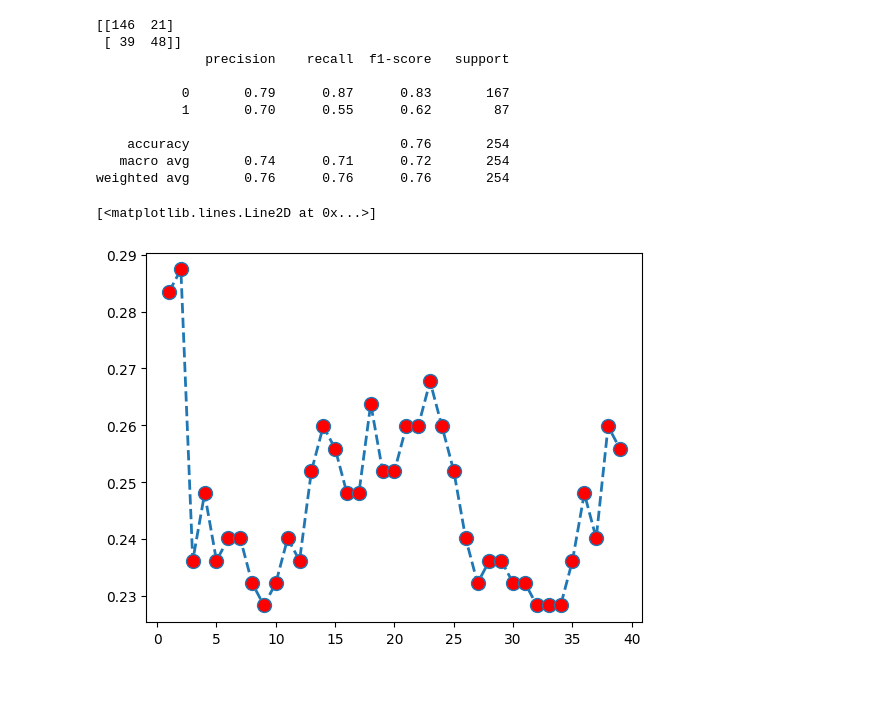
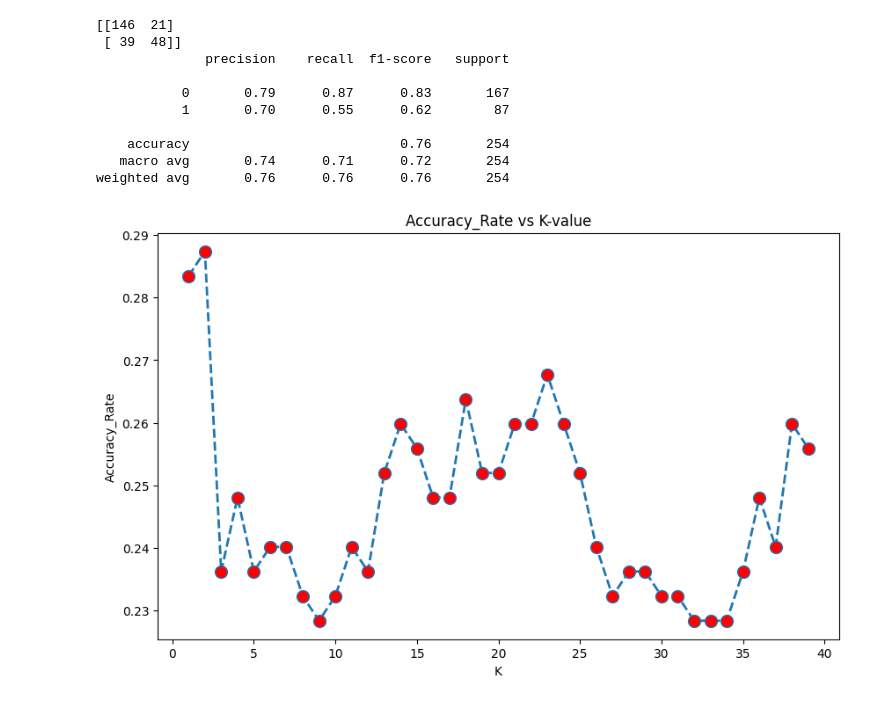
Before and after one commit to kutaykoca/machine-learning-for-diabetes-with-python, a Jupyter notebook: diabet.ipynb, the cells around one changed output. Saved outputs shown, nothing was run; the diff lists cells and outputs as text; code cells hidden in the pictures.

```diff
--- a/diabet.ipynb
+++ b/diabet.ipynb
@@ -72,18 +88,21 @@ print(classification_report(y_test,pred))
    macro avg       0.74      0.71      0.72       254
 weighted avg       0.76      0.76      0.76       254
 # %%
-error=[]
+accuracy_rate=[]
 for i in range(1,40):
     knn=KNeighborsClassifier(n_neighbors=i)
     knn.fit(x_train,y_train)
     pred_i=knn.predict(x_test)
-    error.append(np.mean(pred_i!=y_test))
+    accuracy_rate.append(np.mean(pred_i!=y_test))
 # %%
-import matplotlib.pyplot as plt
-plt.plot(range(1,40),error,marker='o',markerfacecolor='red',markersize=10,lw=2,ls='--')
+plt.figure(figsize=(10,6))
+plt.plot(range(1,40),accuracy_rate,marker='o',markerfacecolor='red',markersize=10,lw=2,ls='--')
+plt.title("Accuracy_Rate vs K-value")
+plt.xlabel("K")
+plt.ylabel("Accuracy_Rate")
+plt.show()
 # %% [output]
-[<matplotlib.lines.Line2D at 0x...>]
-[figure, old version]
+[figure, new version]
 # %%
 random_forest = RandomForestClassifier(random_state = 0)
 random_forest.fit(x_train, y_train)
```
Also changed, not shown: parts of 10 cells of this notebook.
